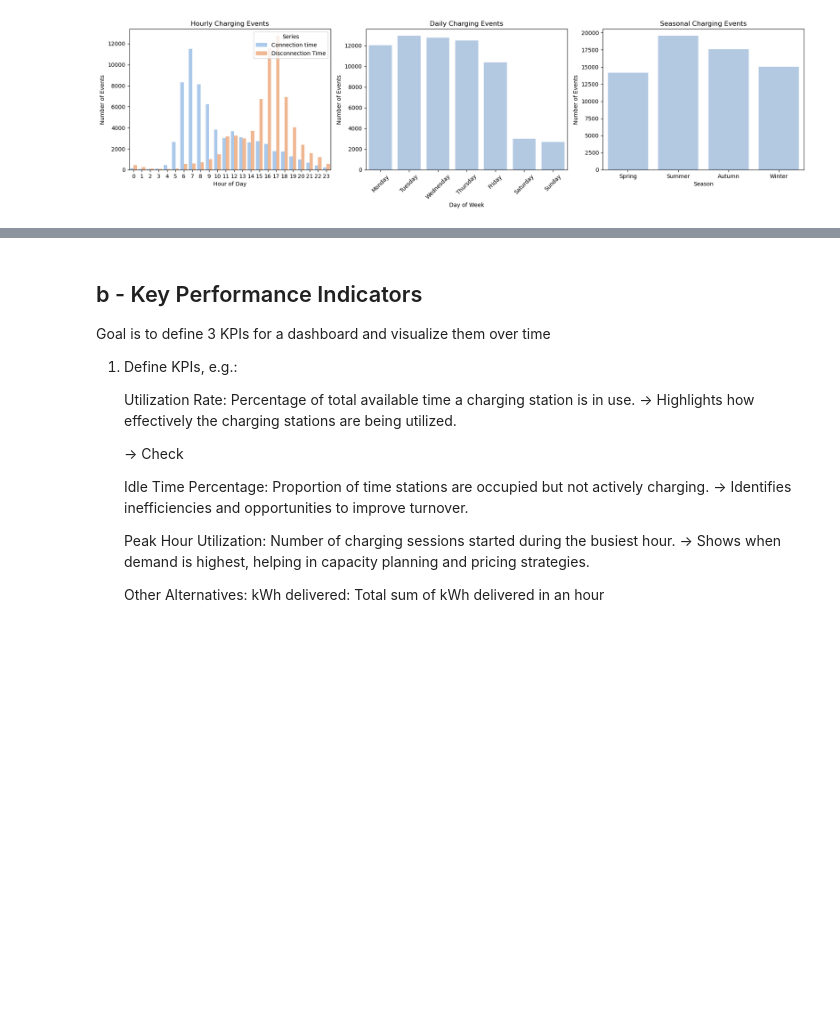
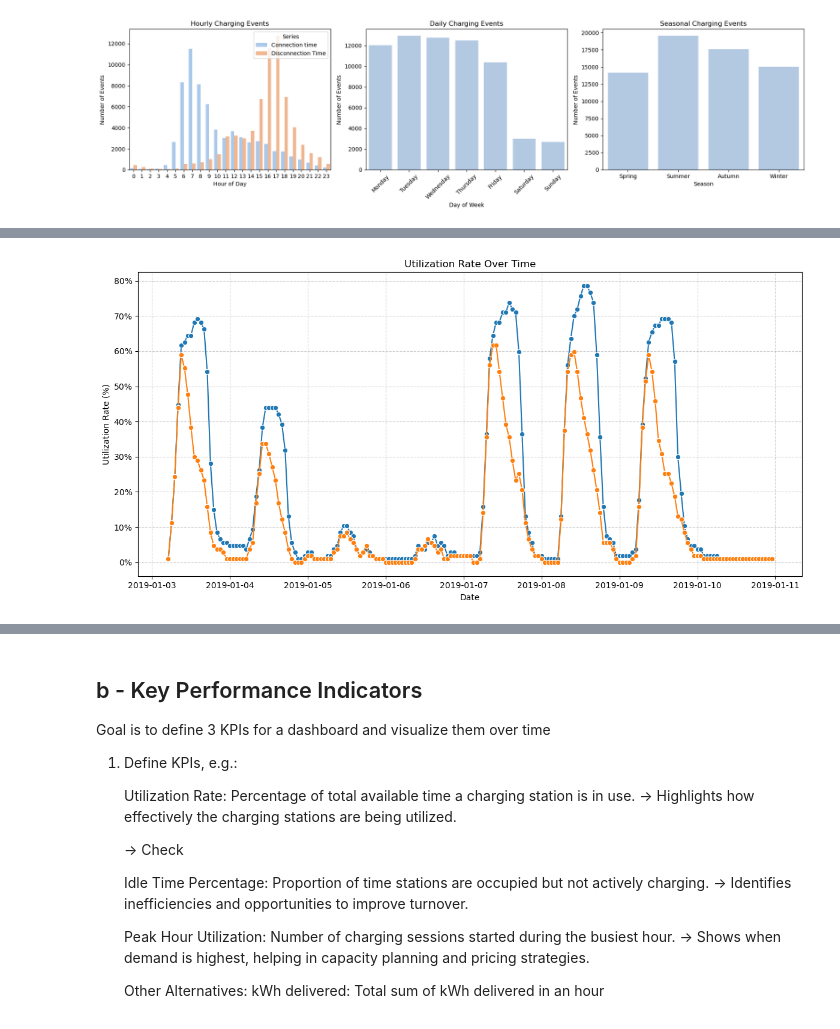
Before and after one commit to pmoll01/AA2024_Groupwork_DynamoData, a Jupyter notebook: Data_desc_analysis.ipynb, the cells around one changed output, grey strips where cells are left out. Cells and saved outputs as stored; diff of their text form; code cells hidden in the pictures; blank space fills up the shorter version.

```diff
--- a/Data_desc_analysis.ipynb
+++ b/Data_desc_analysis.ipynb
@@ -93,0 +119,96 @@ plt.show()
+# %%
+# Settings:
+start_time = "2019-01-03"
+end_time = "2019-01-10"
+time_steps = "h"
+
+df = charging_data_cleaned[(charging_data_cleaned["connectionTime"] >= start_time) & (charging_data_cleaned["connectionTime"] < end_time)]
+
+# Convert input data to DataFrame
+df.loc[:, "connectionTime"] = pd.to_datetime(df["connectionTime"]).dt.round(time_steps)
+df.loc[:, "disconnectTime"] = pd.to_datetime(df["disconnectTime"]).dt.round(time_steps)
+df.loc[:, "doneChargingTime"] = pd.to_datetime(df["doneChargingTime"]).dt.round(time_steps)
+
+# Define the range of hours to analyze
+start_time = df["connectionTime"].min()
+end_time = df["disconnectTime"].max()
+hourly_range = pd.date_range(start=start_time, end=end_time, freq=time_steps)
+
+# Create an empty result DataFrame
+result = pd.DataFrame({"datetime": hourly_range})
+
+# Merge the sessions into the hourly range
+hourly_sessions = []
+for _, row in df.iterrows():
+    session_hours = pd.date_range(start=row["connectionTime"], end=row["disconnectTime"], freq=time_steps)
+
+    # Calculate kWh delivered per hour with protection against zero duration
+    duration_hours = (row["disconnectTime"] - row["connectionTime"]).total_seconds() / 3600.0
+    if duration_hours > 0:
+        kWh_per_hour = row["kWhDelivered"] / duration_hours
+    else:
+        kWh_per_hour = 0  # No duration, no charging
+
+    for hour in session_hours:
+        hourly_sessions.append({
+            "datetime": hour,
+            "stationID": row["stationID"],
+            "isCharging": int(row["doneChargingTime"] >= hour),
+            "kWhDelivered": kWh_per_hour
+        })
+
+# Create a DataFrame for hourly sessions
+hourly_df = pd.DataFrame(hourly_sessions)
+
+# Aggregate data to calculate KPIs
+aggregated = hourly_df.groupby("datetime").agg(
+    blockedStations=("stationID", "nunique"),  # Count unique station IDs
+    chargingStations=("isCharging", "sum"),   # Sum charging stations
+    kWhDelivered=("kWhDelivered", "sum")      # Sum kWh delivered
+).reset_index()
+
+aggregated["blockedStations"] = aggregated["blockedStations"] / 107
+aggregated["chargingStations"] = aggregated["chargingStations"] / 107
+aggregated["idleTime"] = aggregated["chargingStations"] / aggregated["blockedStations"]
+
+# Merge the results back to the result DataFrame
+result = result.merge(aggregated, on="datetime", how="left").fillna(0)
+
+# Keep only relevant columns
+result = result[["datetime", "blockedStations", "chargingStations", "kWhDelivered", "idleTime"]]
+
+# Display the result
+display(result.head())
+
+# Display the result
+
+plt.figure(figsize=(12, 6))
+sns.lineplot(data=result, x='datetime', y='blockedStations', marker='o', color='tab:blue')
+sns.lineplot(data=result, x='datetime', y='chargingStations', marker='o', color='tab:orange')
+plt.title('Utilization Rate Over Time')
+plt.xlabel('Date')
+plt.ylabel('Utilization Rate (%)')
+plt.grid(visible=True, linestyle='--', alpha=0.6)
+plt.gca().yaxis.set_major_formatter(PercentFormatter(1))
+plt.tight_layout()
+plt.show()
+
+plt.figure(figsize=(12, 6))
+sns.lineplot(data=result, x='datetime', y='idleTime', marker='o', color='green')
+plt.title('Hourly KWh delivered Over Time')
+plt.xlabel('Date')
+plt.ylabel('KWh delivered')
+plt.grid(visible=True, linestyle='--', alpha=0.6)
+plt.gca().yaxis.set_major_formatter(PercentFormatter(1))
+plt.tight_layout()
+plt.show()
+
+plt.figure(figsize=(12, 6))
+sns.lineplot(data=result, x='datetime', y='kWhDelivered', marker='o', color='green')
+plt.title('Hourly KWh delivered Over Time')
+plt.xlabel('Date')
+plt.ylabel('KWh delivered')
+plt.grid(visible=True, linestyle='--', alpha=0.6)
+plt.tight_layout()
+plt.show()
+# %% [output]
@@ -93,0 +221 @@ plt.show()
+[figure, added]
```
Also changed, not shown: parts of 11 cells of this notebook.
